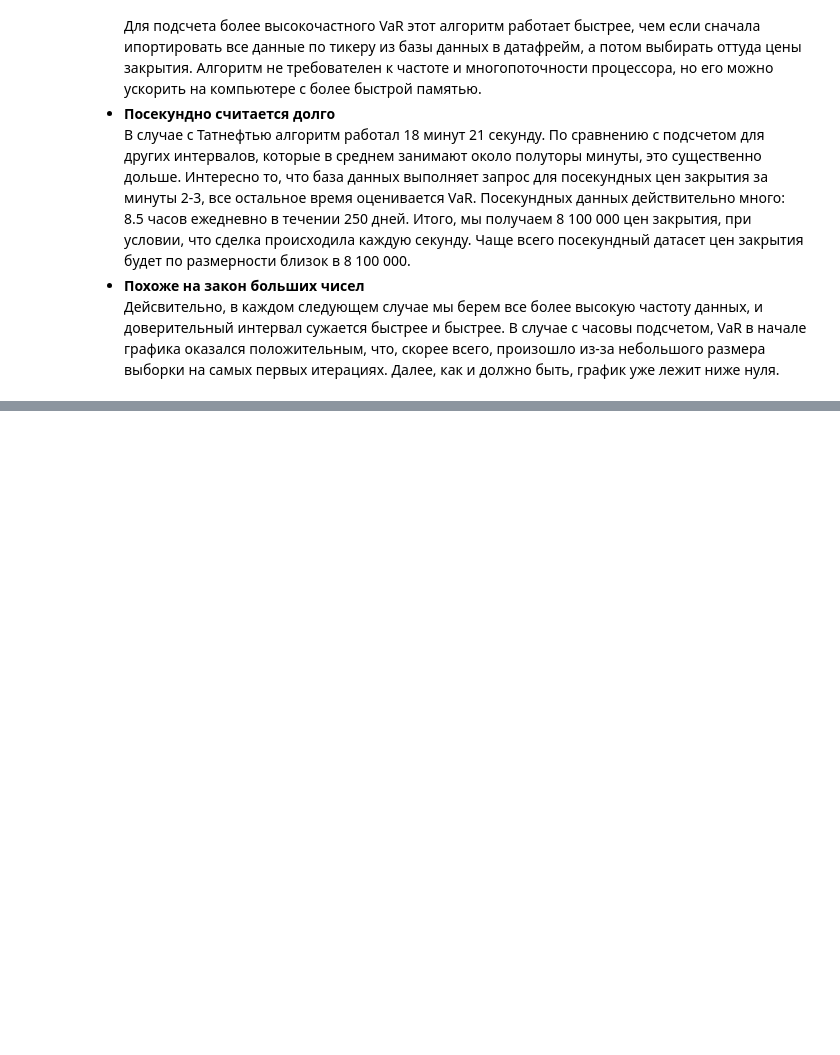
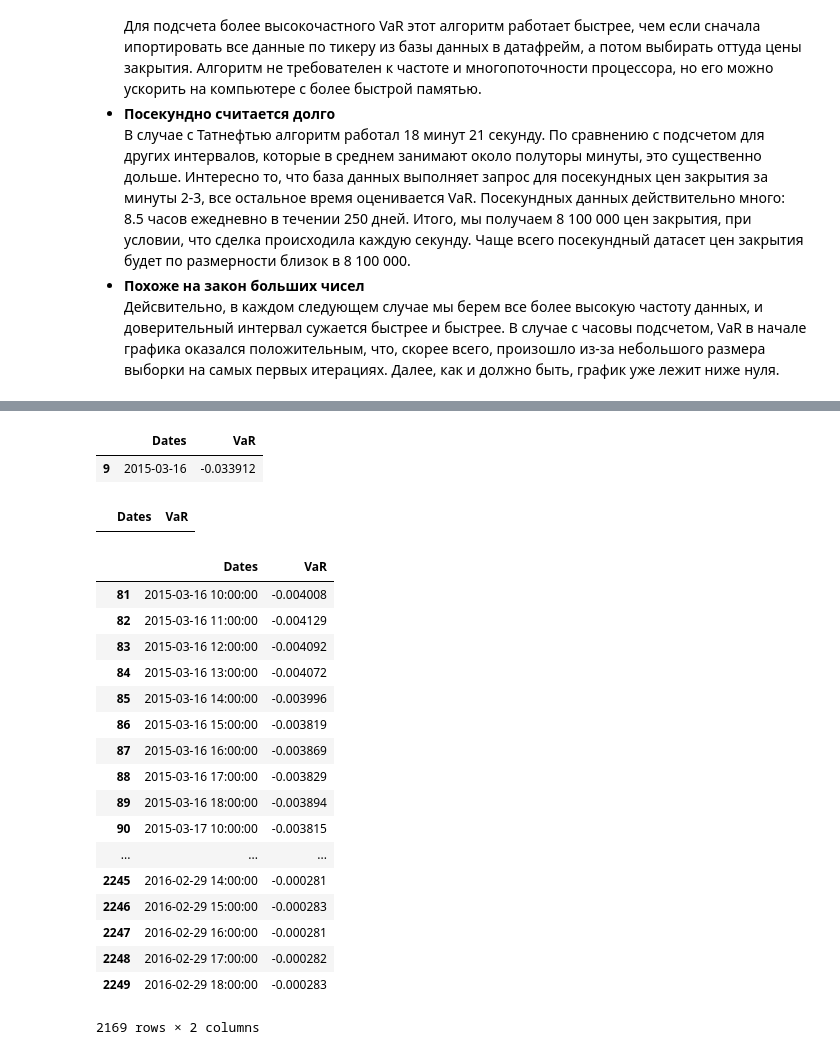
Before and after one commit to andrey-lukyanov/Thesis_2018, a Jupyter notebook: Thesis.ipynb, the cells around one changed output, grey strips where cells are left out. Drawn from its saved outputs; the diff is of its cells as text; code cells hidden in the pictures; blank space fills up the shorter version.

```diff
--- a/Thesis.ipynb
+++ b/Thesis.ipynb
@@ -635,0 +678,34 @@ say finished
+# %%
+c = {'Dates': hourly_dates, 'VaR': houly_VaR}
+hourly_df = pd.DataFrame(c)
+# %%
+daily_df[daily_df.Dates == weekly_dates.iloc[0]]
+#hourly_df[hourly_df.Dates == weekly_dates.iloc[0]]
+# %% [output]
+|  | Dates | VaR |
+| 9 | 2015-03-16 | -0.033912 |
+# %%
+hourly_df[hourly_df.Dates == weekly_dates.iloc[0]]
+# %% [output]
+|  | Dates | VaR |
+# %%
+hourly_df[hourly_df.Dates > datetime.datetime(year = 2015, month = 3, day = 15)]
+# %% [output]
+|  | Dates | VaR |
+| 81 | 2015-03-16 10:00:00 | -0.004008 |
+| 82 | 2015-03-16 11:00:00 | -0.004129 |
+| 83 | 2015-03-16 12:00:00 | -0.004092 |
+| 84 | 2015-03-16 13:00:00 | -0.004072 |
+| 85 | 2015-03-16 14:00:00 | -0.003996 |
+| 86 | 2015-03-16 15:00:00 | -0.003819 |
+| 87 | 2015-03-16 16:00:00 | -0.003869 |
+| 88 | 2015-03-16 17:00:00 | -0.003829 |
+| 89 | 2015-03-16 18:00:00 | -0.003894 |
+| 90 | 2015-03-17 10:00:00 | -0.003815 |
+| ... | ... | ... |
+| 2245 | 2016-02-29 14:00:00 | -0.000281 |
+| 2246 | 2016-02-29 15:00:00 | -0.000283 |
+| 2247 | 2016-02-29 16:00:00 | -0.000281 |
+| 2248 | 2016-02-29 17:00:00 | -0.000282 |
+| 2249 | 2016-02-29 18:00:00 | -0.000283 |
+2169 rows × 2 columns
```
Also changed, not shown: parts of 11 cells of this notebook, 1 other file.
